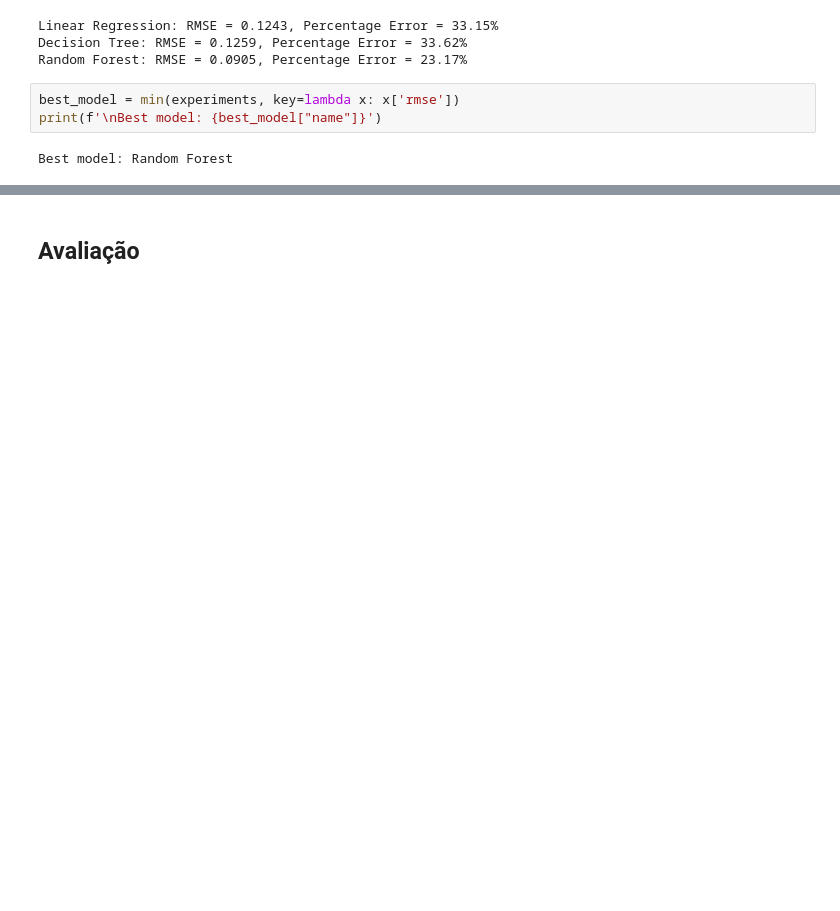
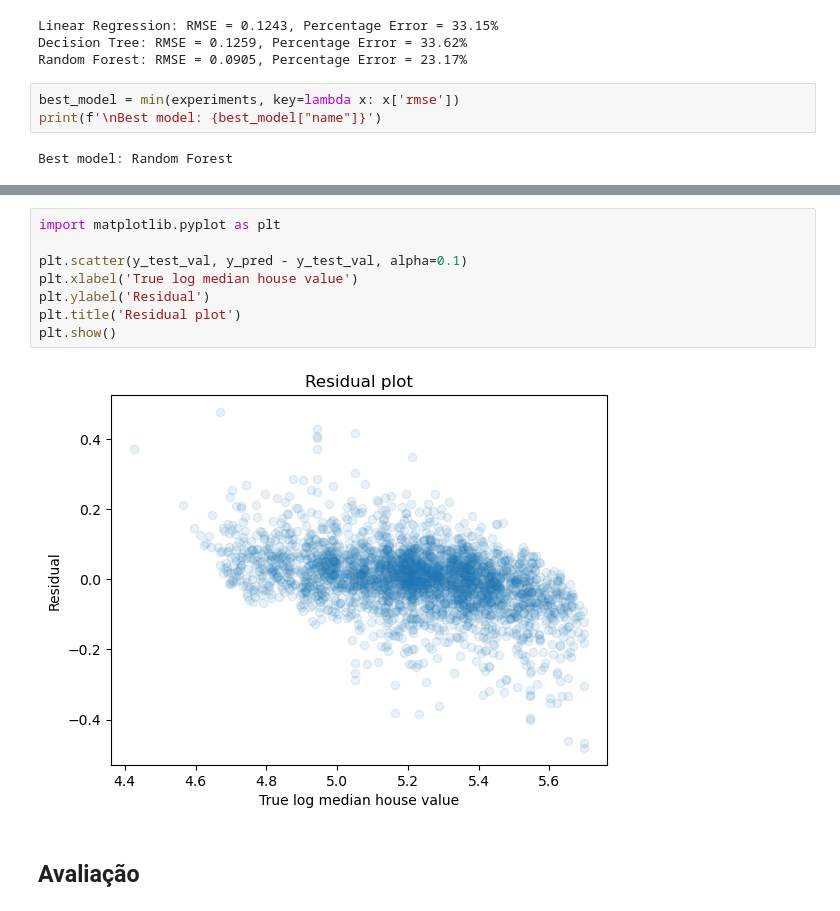
Before and after one commit to marinnagc/ml_labs_marinnagc, a Jupyter notebook: labs/01_regression/answers/task_02/notebooks/task_02.ipynb, the cells around one changed output, grey strips where cells are left out. Saved outputs shown, nothing was run; the diff lists cells and outputs as text; blank space fills up the shorter version.

```diff
--- a/labs/01_regression/answers/task_02/notebooks/task_02.ipynb
+++ b/labs/01_regression/answers/task_02/notebooks/task_02.ipynb
@@ -179,2 +239,12 @@ Best model: Random Forest
+# %%
+import matplotlib.pyplot as plt
+
+plt.scatter(y_test_val, y_pred - y_test_val, alpha=0.1)
+plt.xlabel('True log median house value')
+plt.ylabel('Residual')
+plt.title('Residual plot')
+plt.show()
+# %% [output]
+[figure, added]
 # %% [markdown]
 ## Avaliação
```
Also changed, not shown: parts of 7 cells of this notebook.
